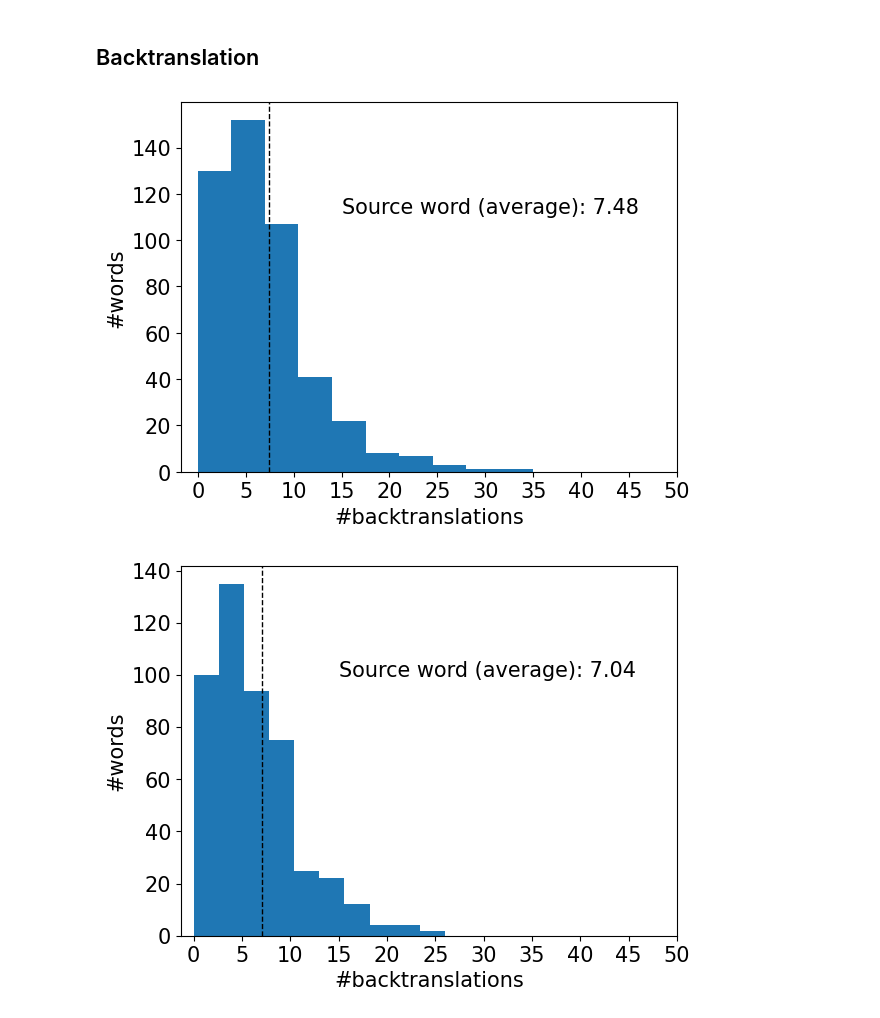
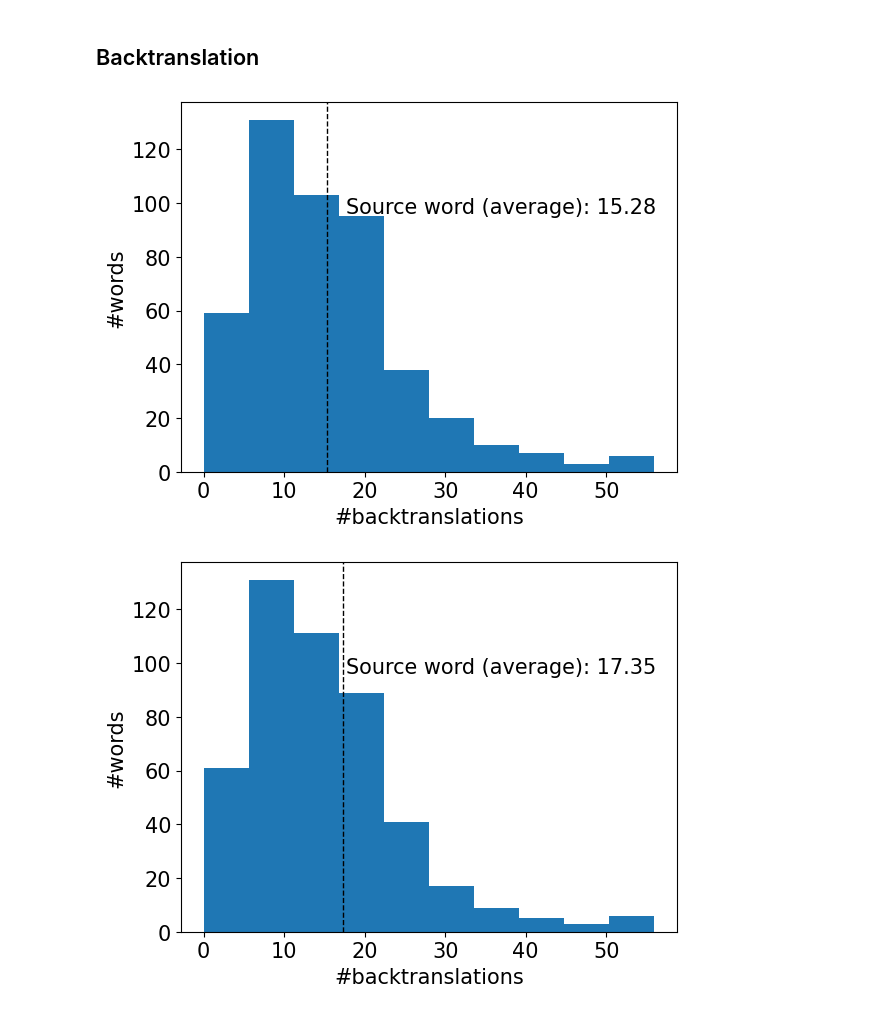
Before and after one commit to violinazh/Master-Thesis_Biases_NMT, a Jupyter notebook: Notebooks/Plots.ipynb, the cells around one changed output. Cells and saved outputs as stored; diff of their text form; code cells hidden in the pictures.

```diff
--- a/Notebooks/Plots.ipynb
+++ b/Notebooks/Plots.ipynb
@@ -600,7 +601,7 @@ def plot_word_backtranslations(occurrences, filename, source_word_value):
     plt.hist(list_values)
     plt.xlabel("#backtranslations")
     plt.ylabel("#words")
-    plt.xticks(np.arange(0, 51, 5.0))
+    #plt.xticks(np.arange(0, 51, 5.0))
     plt.axvline(source_word_value, color='k', linestyle='dashed', linewidth=1)
 
     min_ylim, max_ylim = plt.ylim()
@@ -612,15 +613,15 @@ def plot_word_backtranslations(occurrences, filename, source_word_value):
 # %%
 indices_original = extract_alignment_indices_backtranslation('original_source-target_en-de_awesome-aligned.txt', 'original_translation-back_en-de_awesome-aligned.txt')
 occurrences_original = count_word_backtranslations('tok.en_original.en', 'hyp_original_back.txt', indices_original)
-plot_word_backtranslations(occurrences_original, "word_backtranslations_original.png", 7.48)
+plot_word_backtranslations(occurrences_original, "word_backtranslations_original.png", 15.28)
 
 indices_disambiguated_male = extract_alignment_indices_backtranslation('disambiguated_male_source-target_en-de_awesome-aligned.txt', 'disambiguated_male_translation-back_en-de_awesome-aligned.txt')
 occurrences_male = count_word_backtranslations('tok.en_disambiguated_male.en', 'hyp_disambiguated_male_back.txt', indices_disambiguated_male)
-plot_word_backtranslations(occurrences_male, "word_backtranslations_male.png", 7.04)
+plot_word_backtranslations(occurrences_male, "word_backtranslations_male.png", 17.35)
 
 indices_disambiguated_female = extract_alignment_indices_backtranslation('disambiguated_female_source-target_en-de_awesome-aligned.txt', 'disambiguated_female_translation-back_en-de_awesome-aligned.txt')
 occurrences_female = count_word_backtranslations('tok.en_disambiguated_female.en', 'hyp_disambiguated_female_back.txt', indices_disambiguated_female)
-plot_word_backtranslations(occurrences_female, "word_backtranslations_female.png", 7.85)
+plot_word_backtranslations(occurrences_female, "word_backtranslations_female.png", 19.77)
 # %% [output]
-[figure, old version]
+[figure, new version]
-[figure, old version]
+[figure, new version]
```
Also changed, not shown: parts of 15 cells of this notebook, 7 other files.
